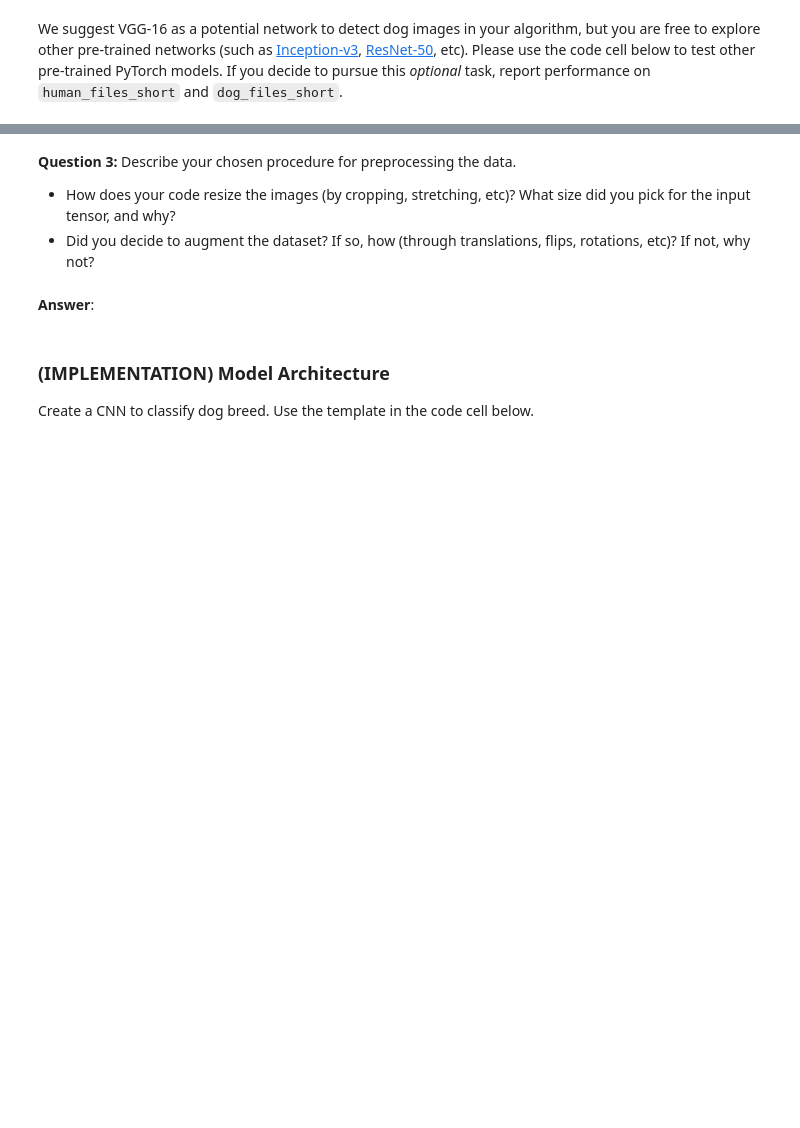
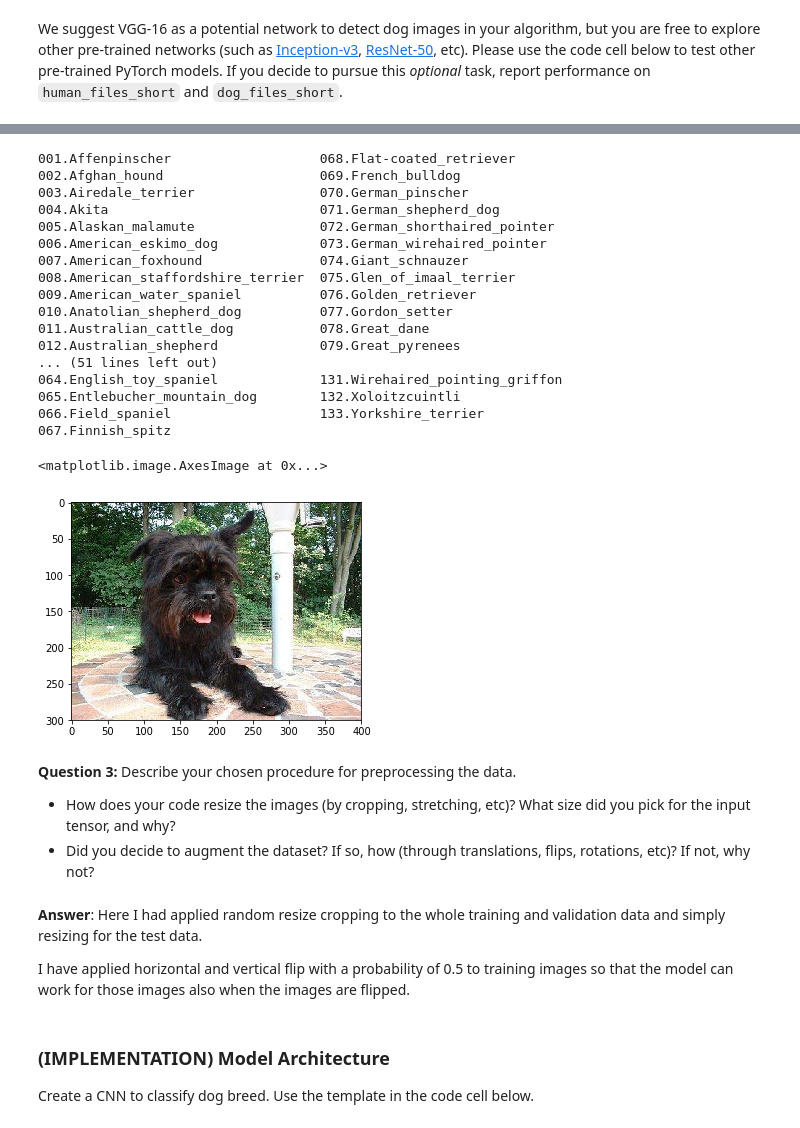
Before and after one commit to rahulatrkm/Dog-Breed-Classifier, a Jupyter notebook: dog_app.ipynb, the cells around one changed output, grey strips where cells are left out. Drawn from its saved outputs; the diff is of its cells as text; code cells hidden in the pictures; blank space fills up the shorter version.

```diff
--- a/dog_app.ipynb
+++ b/dog_app.ipynb
@@ -401,0 +388,27 @@ ImageFile.LOAD_TRUNCATED_IMAGES = True
+# %%
+!ls /data/dog_images/train
+%matplotlib inline
+import matplotlib.pyplot as plt
+import matplotlib.image as mpimg
+img = mpimg.imread('/data/dog_images/train/001.Affenpinscher/Affenpinscher_00001.jpg')
+plt.imshow(img)
+# %% [output]
+001.Affenpinscher                   068.Flat-coated_retriever
+002.Afghan_hound                    069.French_bulldog
+003.Airedale_terrier                070.German_pinscher
+004.Akita                           071.German_shepherd_dog
+005.Alaskan_malamute                072.German_shorthaired_pointer
+006.American_eskimo_dog             073.German_wirehaired_pointer
+007.American_foxhound               074.Giant_schnauzer
+008.American_staffordshire_terrier  075.Glen_of_imaal_terrier
+009.American_water_spaniel          076.Golden_retriever
+010.Anatolian_shepherd_dog          077.Gordon_setter
+011.Australian_cattle_dog           078.Great_dane
+012.Australian_shepherd             079.Great_pyrenees
+... (51 lines left out)
+064.English_toy_spaniel             131.Wirehaired_pointing_griffon
+065.Entlebucher_mountain_dog        132.Xoloitzcuintli
+066.Field_spaniel                   133.Yorkshire_terrier
+067.Finnish_spitz
+<matplotlib.image.AxesImage at 0x...>
+[figure, added]
@@ -403,8 +460,10 @@ ImageFile.LOAD_TRUNCATED_IMAGES = True
 **Question 3:** Describe your chosen procedure for preprocessing the data.
 - How does your code resize the images (by cropping, stretching, etc)?  What size did you pick for the input tensor, and why?
 - Did you decide to augment the dataset?  If so, how (through translations, flips, rotations, etc)?  If not, why not?
-# %% [markdown]
-**Answer**:
+# %% [markdown]
+**Answer**: Here I had applied random resize cropping to the whole training and validation data and simply resizing for the test data.
+
+I have applied horizontal and vertical flip with a probability of 0.5 to training images so that the model can work for those images also when the images are flipped.
 # %% [markdown]
 ### (IMPLEMENTATION) Model Architecture
 
```
Also changed, not shown: parts of 6 cells of this notebook.
